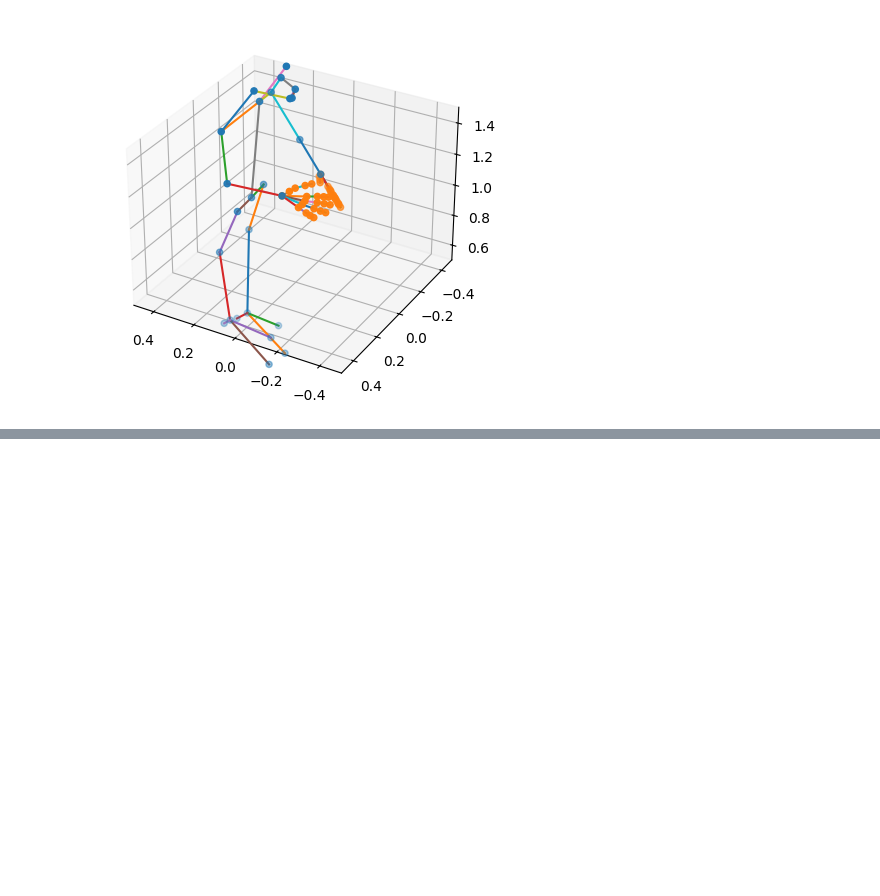
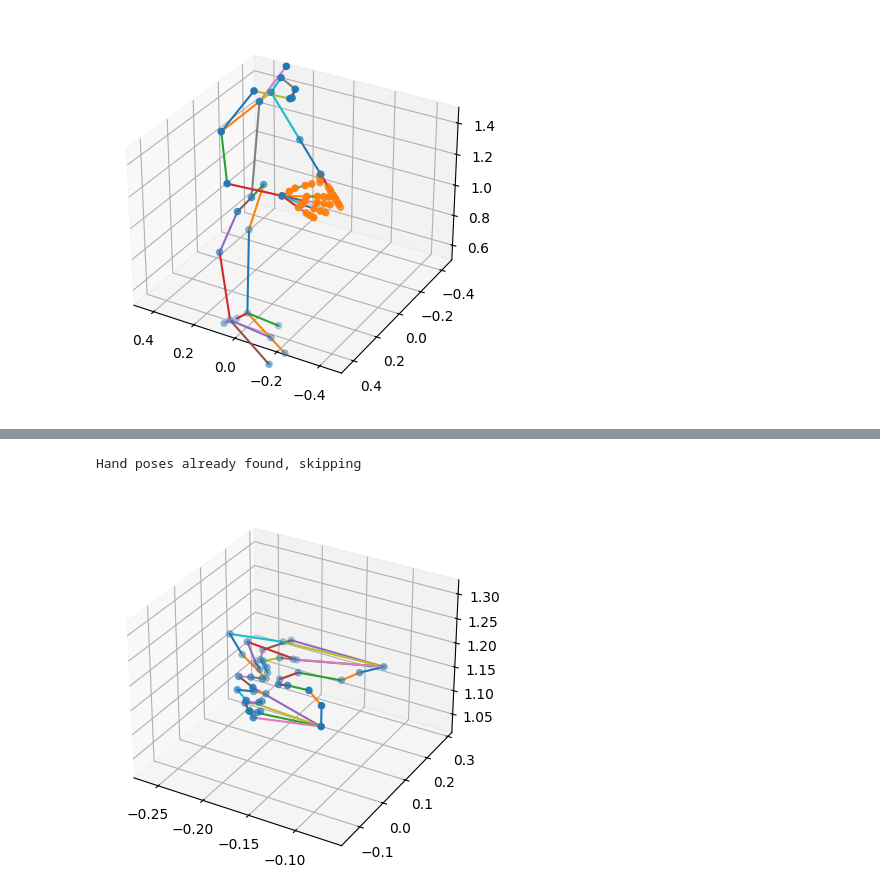
Before and after one commit to aelvyr/ORPose, a Jupyter notebook: full_pipeline.ipynb, the cells around one changed output, grey strips where cells are left out. Cells and saved outputs as stored; diff of their text form; code cells hidden in the pictures; blank space fills up the shorter version.

```diff
--- a/full_pipeline.ipynb
+++ b/full_pipeline.ipynb
@@ -1420,0 +2187,72 @@ pose2video(
+# %%
+# Method 3: Optimization without BMC Constraints
+if not FORCE_RETRAIN and os.path.exists(os.path.join(output_3d_dir, 'hand_poses_3d_no_bmc.npz')):
+    print("Hand poses already found, skipping")
+    nobmc_optimized_hand_poses_3d = np.load(os.path.join(output_3d_dir, 'hand_poses_3d_no_bmc.npz'))['poses_3d']
+else:
+    nobmc_optimized_hand_poses_3d = []
+
+    for frame_idx in range(len(poses_3d_body)):
+        if frame_idx == 0:
+            # For first frame, use initial hand poses
+            initial_pose = np.concatenate([
+                orient_canonical_hand(CANONICAL_HAND_POSE_3D, poses_3d_body[frame_idx], side='left'),
+                orient_canonical_hand(CANONICAL_HAND_POSE_3D, poses_3d_body[frame_idx], side='right')
+            ])
+
+            # Optimize without BMC
+            optimized_hand = optimize_poses_no_bmc(
+                initial_pose, hand_poses_2d,
+                camera_intrinsics, camera_extrinsics, distortion_coeffs
+            )
+            nobmc_optimized_hand_poses_3d.append(optimized_hand)
+            prev_optimized_hand = optimized_hand
+        else:
+            # For subsequent frames, initialize hands from previous optimized pose
+            left_hand = initialize_hand_pose_for_next_frame(
+                prev_optimized_hand[:num_keypoints_hands],
+                poses_3d_body[frame_idx],
+                poses_3d_body[frame_idx-1],
+                side='left'
+            )
+            right_hand = initialize_hand_pose_for_next_frame(
+                prev_optimized_hand[num_keypoints_hands:],
+                poses_3d_body[frame_idx],
+                poses_3d_body[frame_idx-1],
+                side='right'
+            )
+            initial_pose = np.concatenate([left_hand, right_hand])
+
+            # Optimize without BMC
+            optimized_hand = optimize_poses_no_bmc(
+                initial_pose, hand_poses_2d,
+                camera_intrinsics, camera_extrinsics, distortion_coeffs,
+                frame_idx=frame_idx, previous_pose=prev_optimized_hand
+            )
+            nobmc_optimized_hand_poses_3d.append(optimized_hand)
+            prev_optimized_hand = optimized_hand
+
+        print(f"No-BMC optimized hand pose for frame {frame_idx}: {optimized_hand.shape}")
+
+    nobmc_optimized_hand_poses_3d = np.array(nobmc_optimized_hand_poses_3d)
+    print(f"No-BMC optimized hands shape: {nobmc_optimized_hand_poses_3d.shape}")
+
+    # Save results for No-BMC optimization
+    output_file_nobmc = os.path.join(output_3d_dir, 'hand_poses_3d_no_bmc.npz')
+    np.savez(
+        output_file_nobmc,
+        poses_3d=nobmc_optimized_hand_poses_3d,
+    )
+
+# Visualize No-BMC optimized hands
+pose2video(
+    poses_3d_body,
+    output_3d_dir,
+    'visualization_nobmc_hands',
+    nobmc_optimized_hand_poses_3d,
+    render_body=False,
+    dynamic_limits=True
+)
+# %% [output]
+Hand poses already found, skipping
+[figure, added]
```
Also changed, not shown: parts of 31 cells of this notebook, 20 other files.
